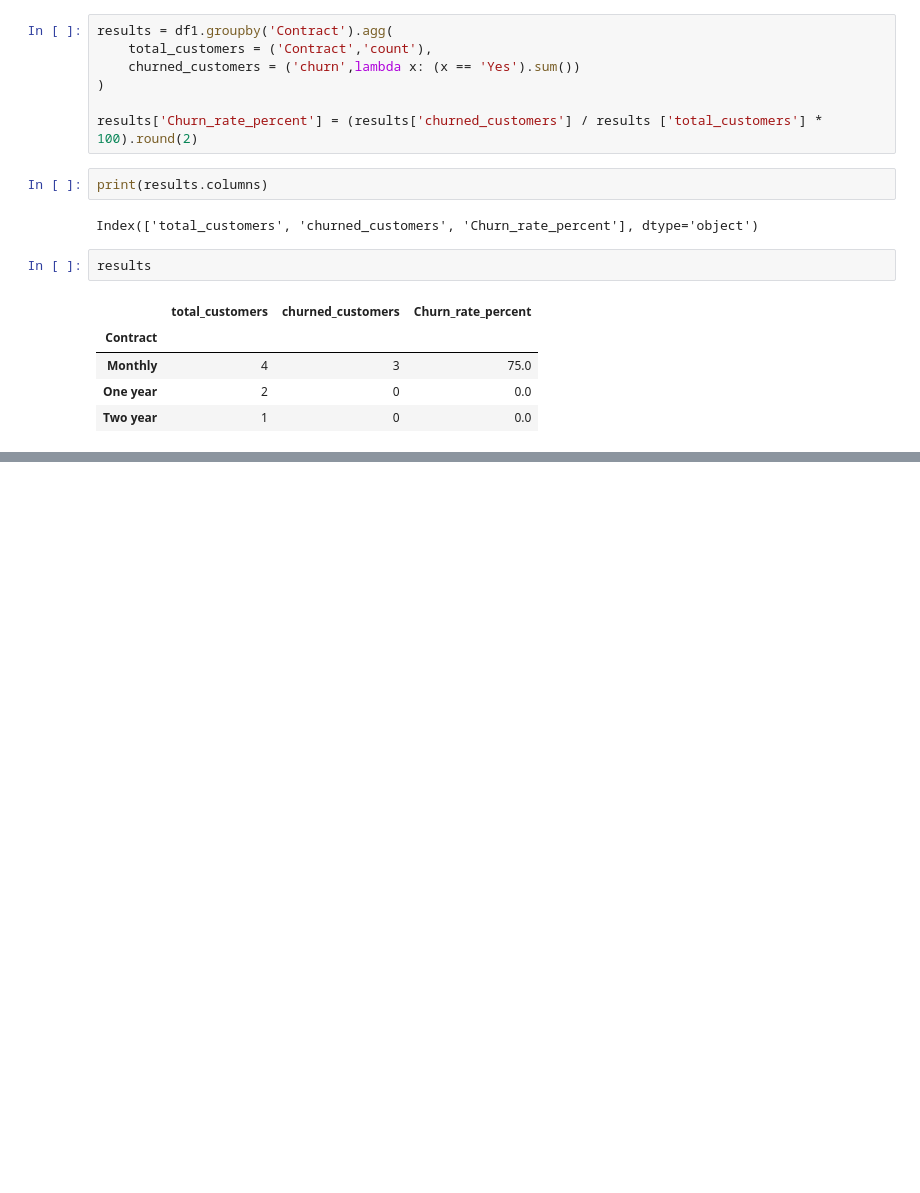
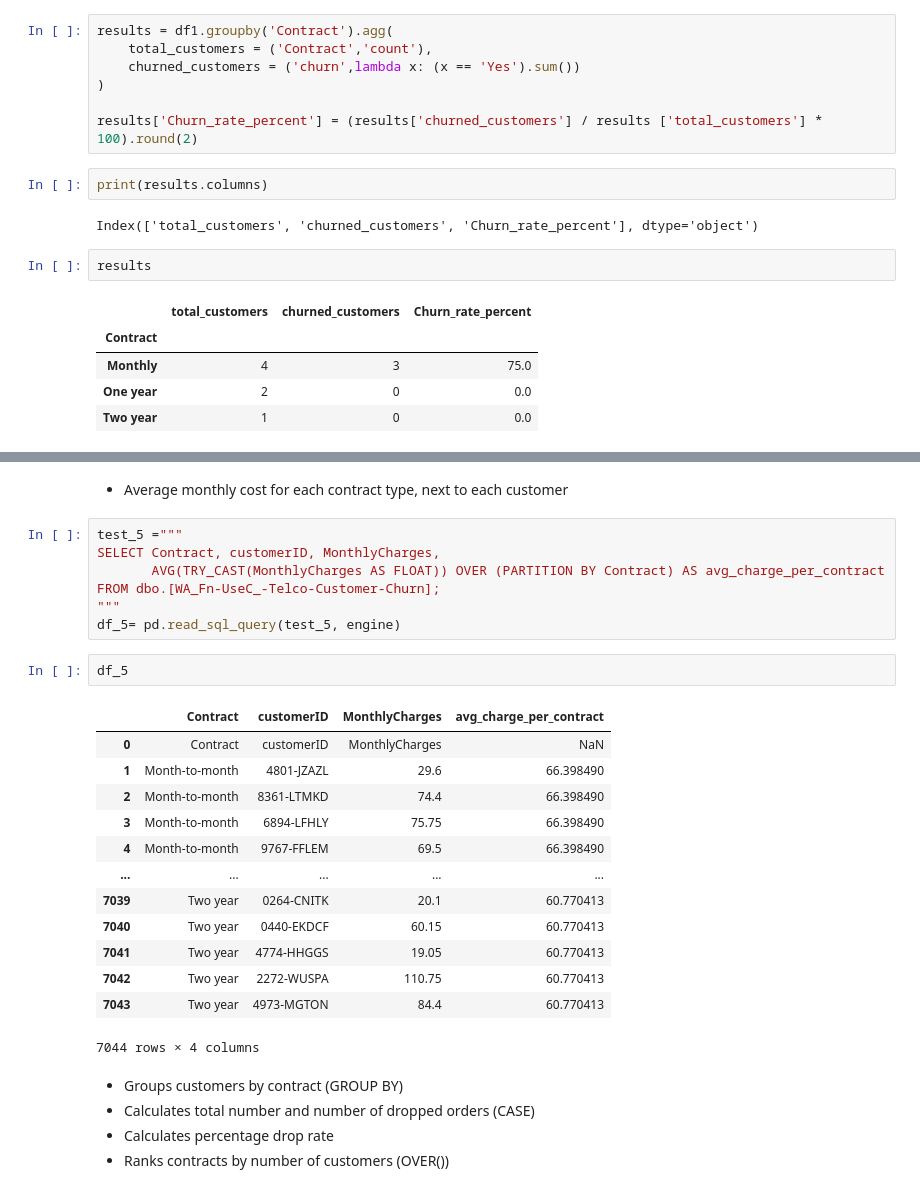
Before and after one commit to HamedRabbani/Telco_Customer_Churn, a Jupyter notebook: SQL/SQL.ipynb, the cells around one changed output, grey strips where cells are left out. Cells and saved outputs as stored; diff of their text form; blank space fills up the shorter version.

```diff
--- a/SQL/SQL.ipynb
+++ b/SQL/SQL.ipynb
@@ -136,0 +275,30 @@ AttributeError: 'Engine' object has no attribute 'table_names'
+# %% [markdown]
+- Average monthly cost for each contract type, next to each customer
+# %%
+test_5 ="""
+SELECT Contract, customerID, MonthlyCharges,
+       AVG(TRY_CAST(MonthlyCharges AS FLOAT)) OVER (PARTITION BY Contract) AS avg_charge_per_contract
+FROM dbo.[WA_Fn-UseC_-Telco-Customer-Churn];
+"""
+df_5= pd.read_sql_query(test_5, engine)
+# %%
+df_5
+# %% [output]
+|  | Contract | customerID | MonthlyCharges | avg_charge_per_contract |
+| 0 | Contract | customerID | MonthlyCharges | NaN |
+| 1 | Month-to-month | 4801-JZAZL | 29.6 | 66.398490 |
+| 2 | Month-to-month | 8361-LTMKD | 74.4 | 66.398490 |
+| 3 | Month-to-month | 6894-LFHLY | 75.75 | 66.398490 |
+| 4 | Month-to-month | 9767-FFLEM | 69.5 | 66.398490 |
+| ... | ... | ... | ... | ... |
+| 7039 | Two year | 0264-CNITK | 20.1 | 60.770413 |
+| 7040 | Two year | 0440-EKDCF | 60.15 | 60.770413 |
+| 7041 | Two year | 4774-HHGGS | 19.05 | 60.770413 |
+| 7042 | Two year | 2272-WUSPA | 110.75 | 60.770413 |
+| 7043 | Two year | 4973-MGTON | 84.4 | 60.770413 |
+7044 rows × 4 columns
+# %% [markdown]
+-  Groups customers by contract (GROUP BY)
+- Calculates total number and number of dropped orders (CASE)
+- Calculates percentage drop rate
+- Ranks contracts by number of customers (OVER())
```
Also changed, not shown: parts of 30 cells of this notebook.
